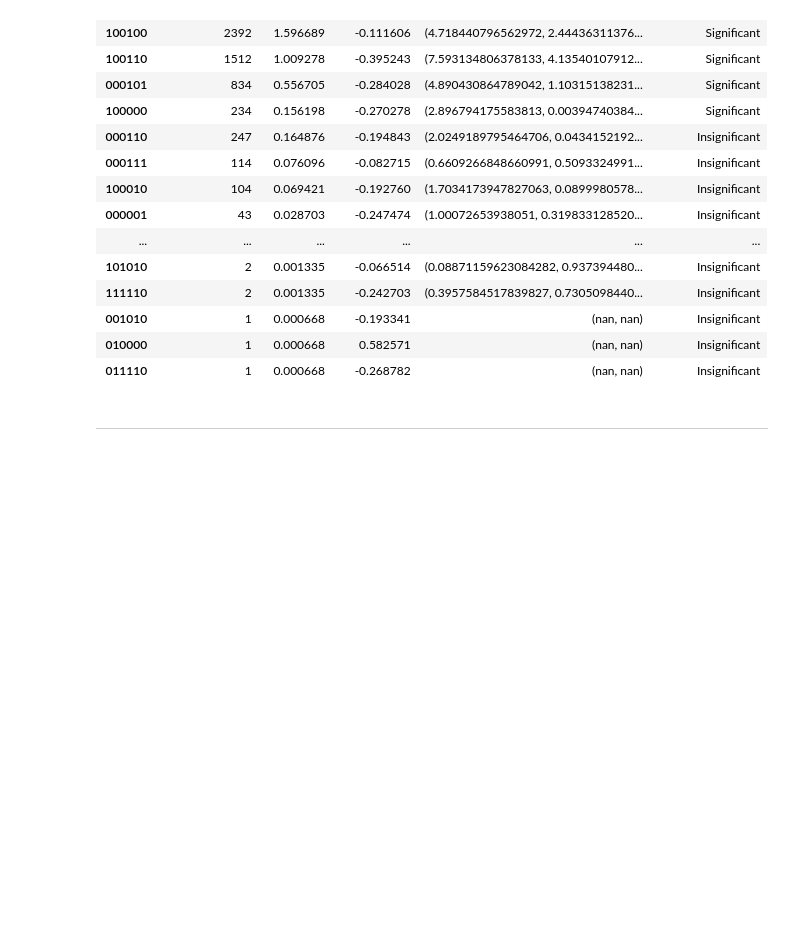
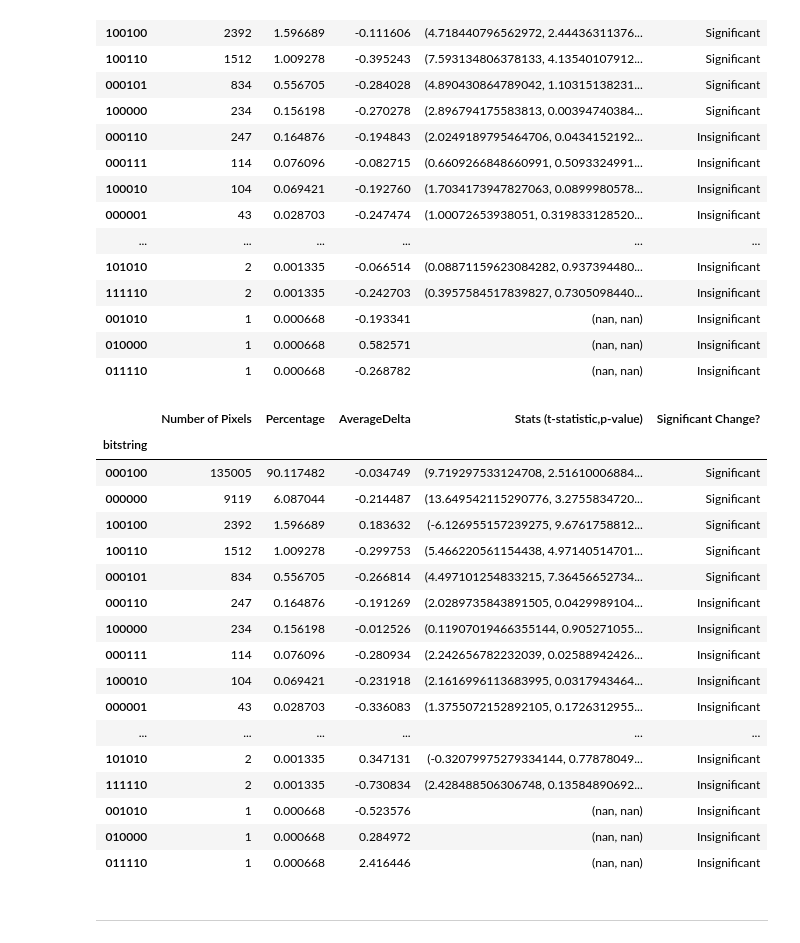
Before and after one commit to tomkimpson/ML4L, a Jupyter notebook: notebooks/lakes_manuscript/03.Yearly_averaged_classification_table.ipynb, the cells around one changed output. Drawn from its saved outputs; the diff is of its cells as text; code cells hidden in the pictures; blank space fills up the shorter version.

```diff
--- a/notebooks/lakes_manuscript/03.Yearly_averaged_classification_table.ipynb
+++ b/notebooks/lakes_manuscript/03.Yearly_averaged_classification_table.ipynb
@@ -96,6 +86,9 @@ def create_classification_table(ds,table_type):
     if table_type == 'V20X':
         q = 'deltaX'
         x1 = 'V20X_error'
+    if table_type == 'V15X':
+        q = 'deltaX15'
+        x1 = 'V15X_error'
 
 
     classification_table                                = ds.groupby('bitstring').agg(**{'Number of Pixels':pd.NamedAgg(q,'size'),'AverageDelta':pd.NamedAgg(q,'mean')})     # For each group, count number of pixels and get the average delta
@@ -108,6 +101,7 @@ def create_classification_table(ds,table_type):
 # %%
 table_v20 = create_classification_table(df_cat,'V20')
 table_v20X = create_classification_table(df_cat,'V20X')
+table_v15X = create_classification_table(df_cat,'V15X')
 # %%
 table_v20
 # %% [output]
@@ -150,6 +144,27 @@ table_v20X
 | 001010 | 1 | 0.000668 | -0.193341 | (nan, nan) | Insignificant |
 | 010000 | 1 | 0.000668 | 0.582571 | (nan, nan) | Insignificant |
 | 011110 | 1 | 0.000668 | -0.268782 | (nan, nan) | Insignificant |
+# %%
+table_v15X
+# %% [output]
+|  | Number of Pixels | Percentage | AverageDelta | Stats (t-statistic,p-value) | Significant Change? |
+| bitstring |  |  |  |  |  |
+| 000100 | 135005 | 90.117482 | -0.034749 | (9.719297533124708, 2.51610006884... | Significant |
+| 000000 | 9119 | 6.087044 | -0.214487 | (13.649542115290776, 3.2755834720... | Significant |
+| 100100 | 2392 | 1.596689 | 0.183632 | (-6.126955157239275, 9.6761758812... | Significant |
+| 100110 | 1512 | 1.009278 | -0.299753 | (5.466220561154438, 4.97140514701... | Significant |
+| 000101 | 834 | 0.556705 | -0.266814 | (4.497101254833215, 7.36456652734... | Significant |
+| 000110 | 247 | 0.164876 | -0.191269 | (2.0289735843891505, 0.0429989104... | Insignificant |
+| 100000 | 234 | 0.156198 | -0.012526 | (0.11907019466355144, 0.905271055... | Insignificant |
+| 000111 | 114 | 0.076096 | -0.280934 | (2.242656782232039, 0.02588942426... | Insignificant |
+| 100010 | 104 | 0.069421 | -0.231918 | (2.1616996113683995, 0.0317943464... | Insignificant |
+| 000001 | 43 | 0.028703 | -0.336083 | (1.3755072152892105, 0.1726312955... | Insignificant |
+| ... | ... | ... | ... | ... | ... |
+| 101010 | 2 | 0.001335 | 0.347131 | (-0.32079975279334144, 0.77878049... | Insignificant |
+| 111110 | 2 | 0.001335 | -0.730834 | (2.428488506306748, 0.13584890692... | Insignificant |
+| 001010 | 1 | 0.000668 | -0.523576 | (nan, nan) | Insignificant |
+| 010000 | 1 | 0.000668 | 0.284972 | (nan, nan) | Insignificant |
+| 011110 | 1 | 0.000668 | 2.416446 | (nan, nan) | Insignificant |
 # %% [markdown]
 ---
 # %% [markdown]
```
Also changed, not shown: parts of 4 cells of this notebook, 7 other files.
